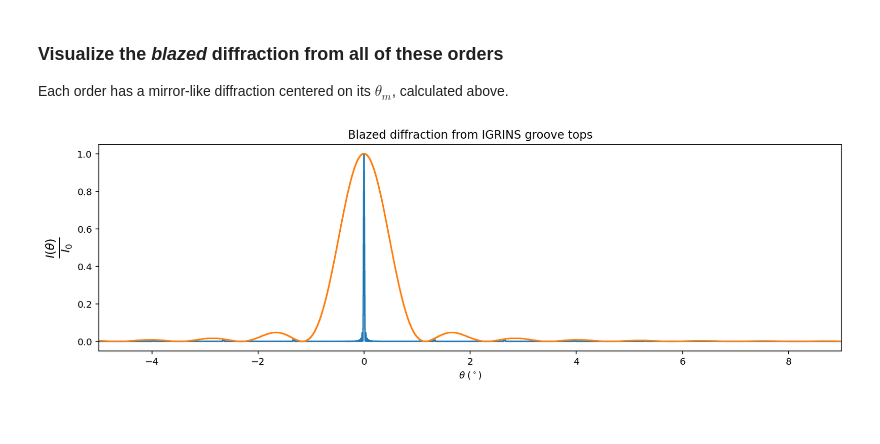
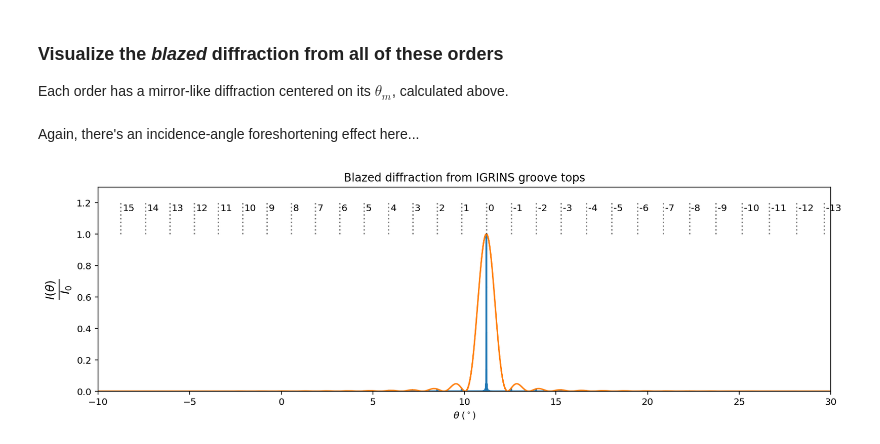
Before and after one commit to Echelle/postale, a Jupyter notebook: notebooks/01_IGRINS_CA1/01_IGRINS_CA1_demo.ipynb, the cells around one changed output. Saved outputs shown, nothing was run; the diff lists cells and outputs as text; code cells hidden in the pictures; blank space fills up the shorter version.

Commit message:
Add more explanatory detail and figures to the IGRINS CA1 demo

```diff
--- a/notebooks/01_IGRINS_CA1/01_IGRINS_CA1_demo.ipynb
+++ b/notebooks/01_IGRINS_CA1/01_IGRINS_CA1_demo.ipynb
@@ -89,2 +121,4 @@ theta_m_radians = np.arcsin(m_vector*(wavelength_micron)/sigma)
 # %% [markdown]
 The locations that are `NaN` indicate there is no physical order there and therefore indicates the largest realized diffraction order:
+# %%
+theta_m_degrees = np.degrees(theta_m_radians)
@@ -118,3 +179,5 @@ This will produce a matrix of size $n_{steps}\times n_{m}$, which could exhaust
+# %%
+beam_size_micron = beam_size_mm*1000.0
 # %%
-rhs_argument = ((beam_size_mm*1000.0)*np.pi/(wavelength_micron)*
+rhs_argument = (beam_size_micron*np.pi/(wavelength_micron)*
                 np.sin(angular_grid_radians[:, np.newaxis]-theta_m_column))
@@ -128,16 +196,28 @@ unblazed_groove_top_diffraction = np.sum(rhs, axis=1)
 Each order has a mirror-like diffraction centered on its $\theta_m$, calculated above.
 # %%
 blaze_modulation = np.sinc((groove_top_width*np.pi/(wavelength_micron)*
-                np.sin(angular_grid_radians)))**2
+                np.sin(angular_grid_radians - theta_i_radians)))**2
+# %% [markdown]
+Again, there's an incidence-angle foreshortening effect here...
 # %%
 blazed_groove_top_diffraction = blaze_modulation * unblazed_groove_top_diffraction
 # %%
 plt.figure(figsize=(14, 4))
 plt.step(angular_grid_degrees, blazed_groove_top_diffraction)
 plt.step(angular_grid_degrees, blaze_modulation)
-plt.xlim(-5, 9)
+
+x_lo, x_hi = (-10, 30)
+plt.xlim(x_lo, x_hi)
+plt.ylim(0, 1.3)
+
+for m, theta_m in zip(m_vector, theta_m_degrees):
+    if np.isfinite(theta_m) & (theta_m>x_lo) & (theta_m < x_hi):
+        plt.text(theta_m+0.1, 1.15, "{:d}".format(int(m)), rotation='horizontal')
+        plt.plot([theta_m, theta_m], [1.0, 1.2], color='k', alpha=0.5,
+                 linestyle='dotted')
+
 plt.xlabel(r'$\theta \; (^\circ)$')
 plt.ylabel(r'$\frac{I(\theta)}{I_0}$', fontsize=18)
 plt.title('Blazed diffraction from IGRINS groove tops'.format(beam_size_mm) );
 # %% [output]
-[figure, old version]
+[figure, new version]
```
Also changed, not shown: parts of 37 cells of this notebook.
